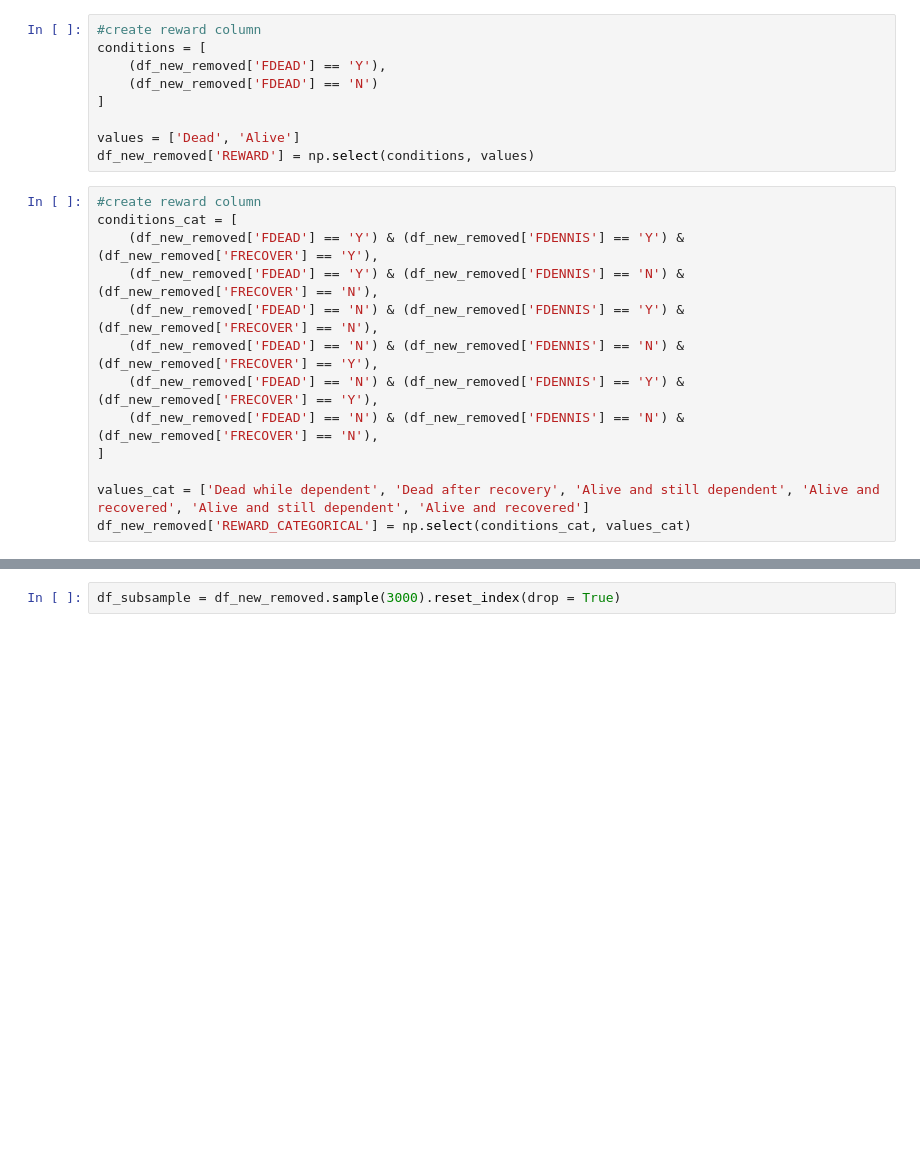
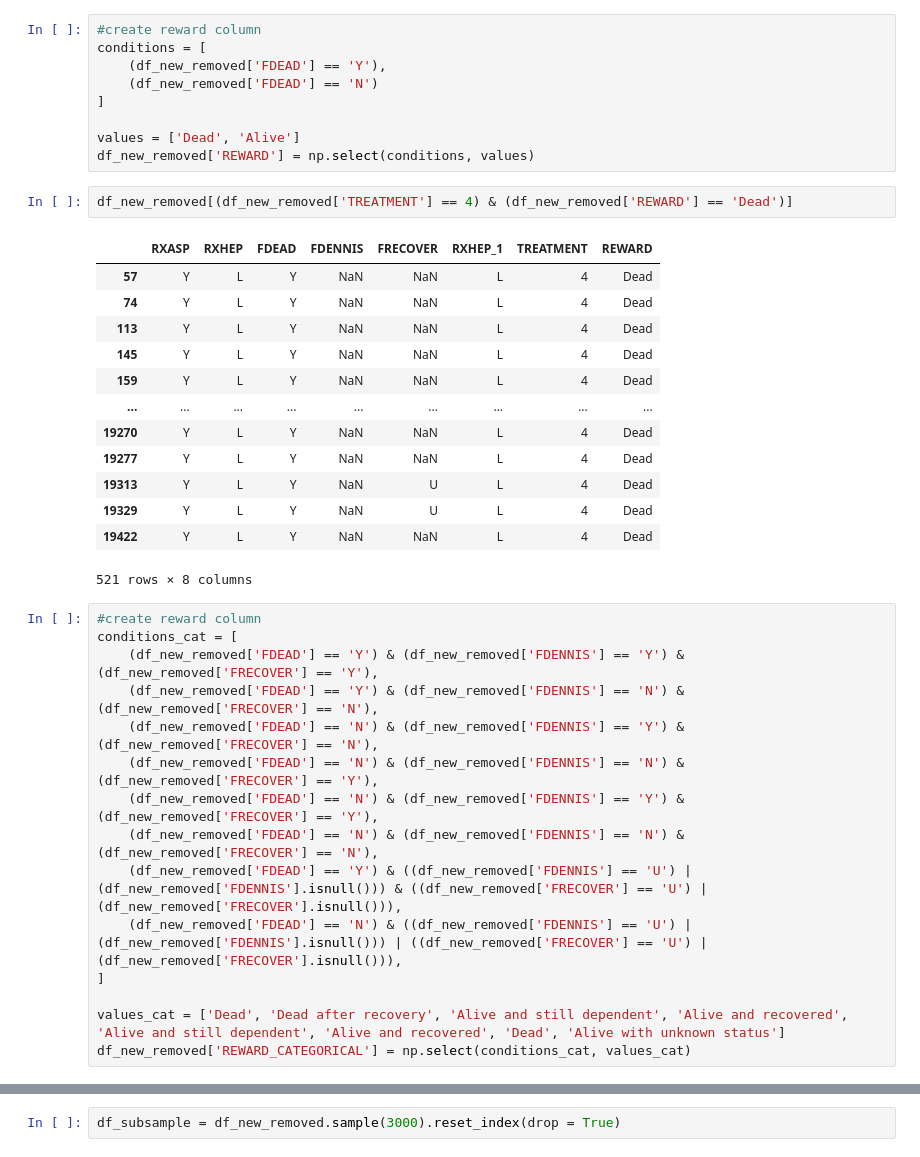
Before and after one commit to ruthkangyr/Clinical-Trials-MAB-Algorithms, a Jupyter notebook: Data Cleaning/data cleaning.ipynb, the cells around one changed output, grey strips where cells are left out. Cells and saved outputs as stored; diff of their text form; blank space fills up the shorter version.

```diff
--- a/Data Cleaning/data cleaning.ipynb
+++ b/Data Cleaning/data cleaning.ipynb
@@ -103,6 +90,22 @@ conditions = [
 
 values = ['Dead', 'Alive']
 df_new_removed['REWARD'] = np.select(conditions, values)
+# %%
+df_new_removed[(df_new_removed['TREATMENT'] == 4) & (df_new_removed['REWARD'] == 'Dead')]
+# %% [output]
+|  | RXASP | RXHEP | FDEAD | FDENNIS | FRECOVER | RXHEP_1 | TREATMENT | REWARD |
+| 57 | Y | L | Y | NaN | NaN | L | 4 | Dead |
+| 74 | Y | L | Y | NaN | NaN | L | 4 | Dead |
+| 113 | Y | L | Y | NaN | NaN | L | 4 | Dead |
+| 145 | Y | L | Y | NaN | NaN | L | 4 | Dead |
+| 159 | Y | L | Y | NaN | NaN | L | 4 | Dead |
+| ... | ... | ... | ... | ... | ... | ... | ... | ... |
+| 19270 | Y | L | Y | NaN | NaN | L | 4 | Dead |
+| 19277 | Y | L | Y | NaN | NaN | L | 4 | Dead |
+| 19313 | Y | L | Y | NaN | U | L | 4 | Dead |
+| 19329 | Y | L | Y | NaN | U | L | 4 | Dead |
+| 19422 | Y | L | Y | NaN | NaN | L | 4 | Dead |
+521 rows × 8 columns
 # %%
 #create reward column
 conditions_cat = [
@@ -112,9 +115,11 @@ conditions_cat = [
     (df_new_removed['FDEAD'] == 'N') & (df_new_removed['FDENNIS'] == 'N') & (df_new_removed['FRECOVER'] == 'Y'),
     (df_new_removed['FDEAD'] == 'N') & (df_new_removed['FDENNIS'] == 'Y') & (df_new_removed['FRECOVER'] == 'Y'),
     (df_new_removed['FDEAD'] == 'N') & (df_new_removed['FDENNIS'] == 'N') & (df_new_removed['FRECOVER'] == 'N'),
+    (df_new_removed['FDEAD'] == 'Y') & ((df_new_removed['FDENNIS'] == 'U') | (df_new_removed['FDENNIS'].isnull())) & ((df_new_removed['FRECOVER'] == 'U') | (df_new_removed['FRECOVER'].isnull())),
+    (df_new_removed['FDEAD'] == 'N') & ((df_new_removed['FDENNIS'] == 'U') | (df_new_removed['FDENNIS'].isnull())) | ((df_new_removed['FRECOVER'] == 'U') | (df_new_removed['FRECOVER'].isnull())),
 ]
 
-values_cat = ['Dead while dependent', 'Dead after recovery', 'Alive and still dependent', 'Alive and recovered', 'Alive and still dependent', 'Alive and recovered']
+values_cat = ['Dead', 'Dead after recovery', 'Alive and still dependent', 'Alive and recovered', 'Alive and still dependent', 'Alive and recovered', 'Dead', 'Alive with unknown status']
 df_new_removed['REWARD_CATEGORICAL'] = np.select(conditions_cat, values_cat)
 # %%
 df_new_removed.loc[df_new_removed['REWARD'] == 'Alive', 'REWARD_VALUE'] = 1
```
Also changed, not shown: parts of 7 cells of this notebook, 2 other files.
